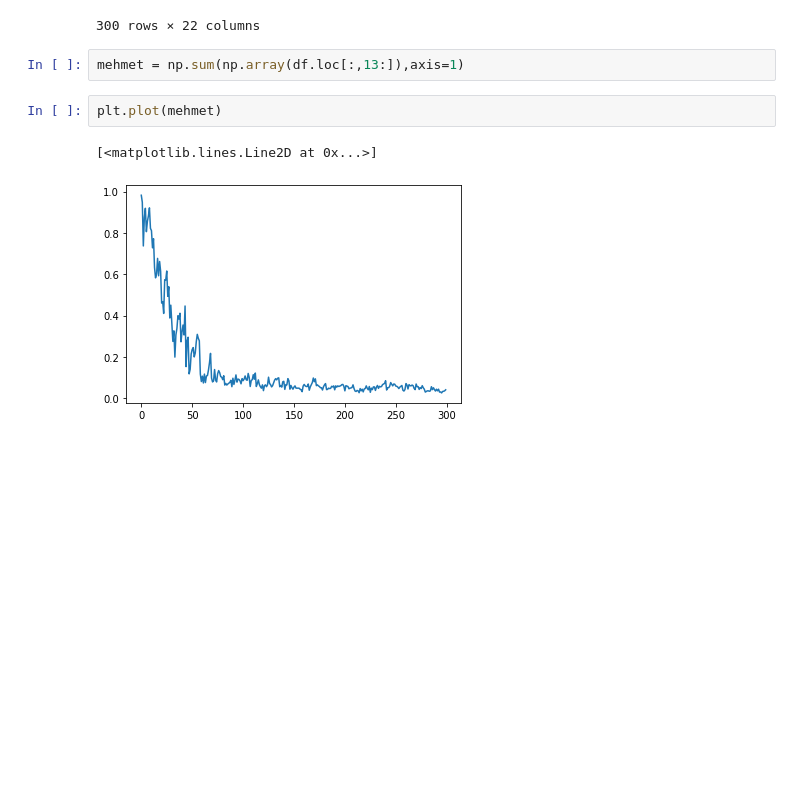
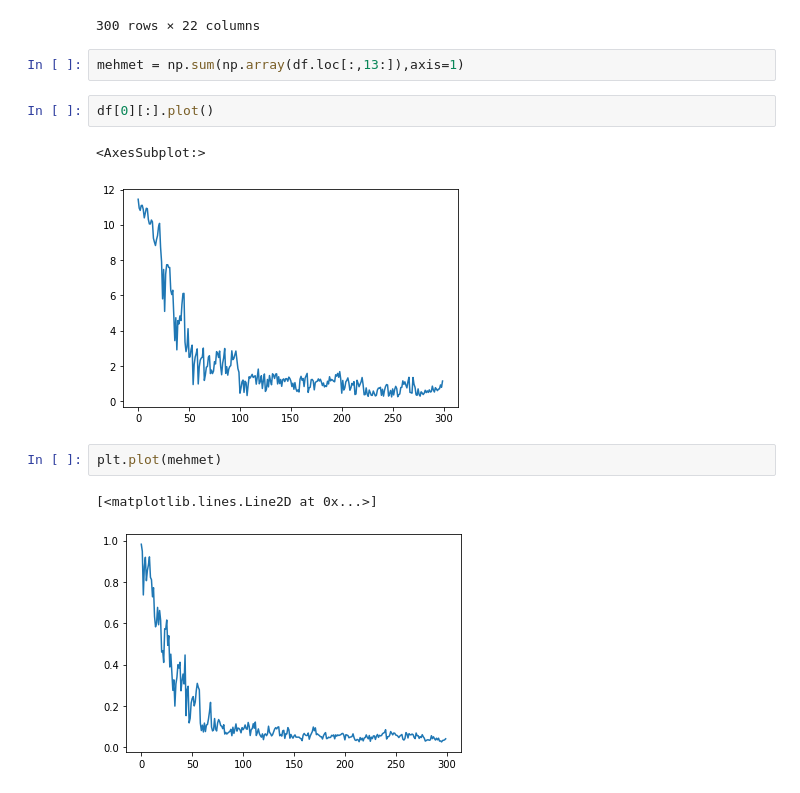
Before and after one commit to mehmetcuhadar/FL_Research, a Jupyter notebook: Untitled.ipynb, the cells around one changed output. Drawn from its saved outputs; the diff is of its cells as text; blank space fills up the shorter version.

```diff
--- a/Untitled.ipynb
+++ b/Untitled.ipynb
@@ -24,6 +26,11 @@ df
 300 rows × 22 columns
 # %%
 mehmet = np.sum(np.array(df.loc[:,13:]),axis=1)
+# %%
+df[0][:].plot()
+# %% [output]
+<AxesSubplot:>
+[figure, added]
 # %%
 plt.plot(mehmet)
 # %% [output]
```
Also changed, not shown: parts of 4 cells of this notebook, 16 other files.
